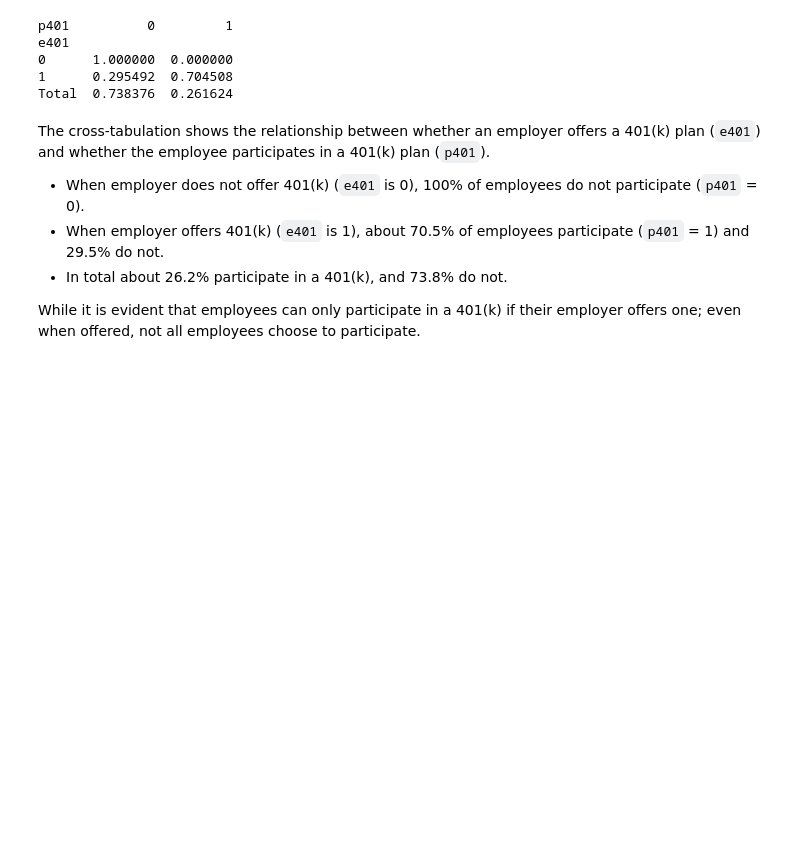
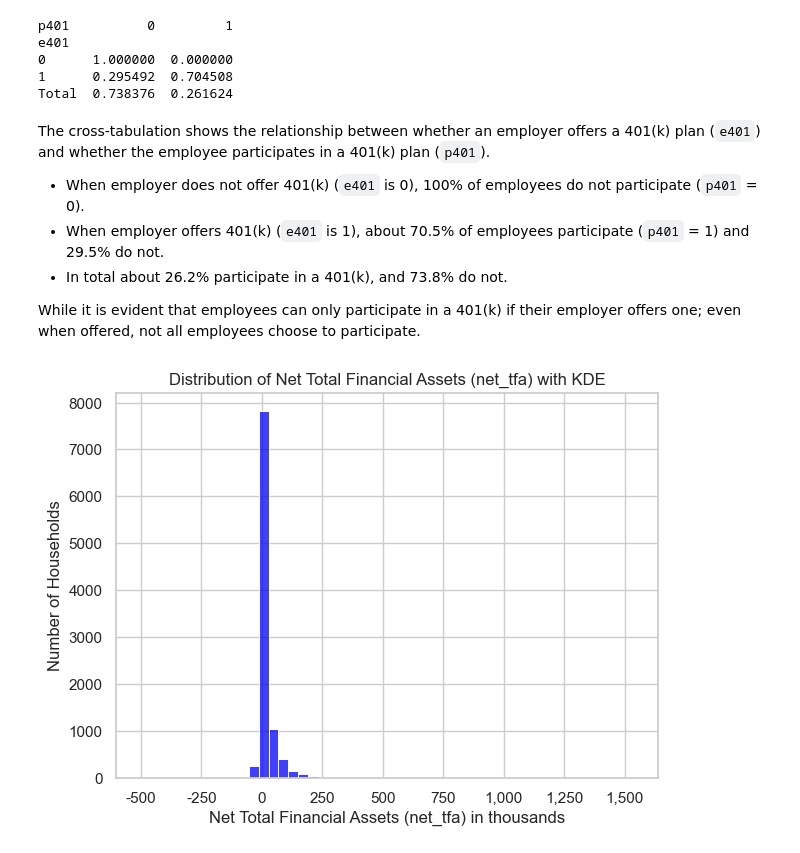
Before and after one commit to mindphil/Causal-Inference-Data-Analyses, a Jupyter notebook: 401K/sipp1991.ipynb, the cells around one changed output. Saved outputs shown, nothing was run; the diff lists cells and outputs as text; code cells hidden in the pictures; blank space fills up the shorter version.

```diff
--- a/401K/sipp1991.ipynb
+++ b/401K/sipp1991.ipynb
@@ -77,3 +98,13 @@ The cross-tabulation shows the relationship between whether an employer offers a
 - In total about 26.2% participate in a 401(k), and 73.8% do not.
 
 While it is evident that employees can only participate in a 401(k) if their employer offers one; even when offered, not all employees choose to participate.
+# %%
+# Distribution of avg net_tfa
+sns.histplot(data=df, x=df['net_tfa']/1000, bins=50, kde=False, color='blue')
+plt.title("Distribution of Net Total Financial Assets (net_tfa) with KDE")
+plt.xlabel("Net Total Financial Assets (net_tfa) in thousands")
+plt.ylabel("Number of Households")
+plt.gca().xaxis.set_major_formatter(mticker.StrMethodFormatter('{x:,.0f}'))  # No scientific notation, comma as thousands separator
+plt.show()
+# %% [output]
+[figure, added]
```
Also changed, not shown: parts of 7 cells of this notebook.
